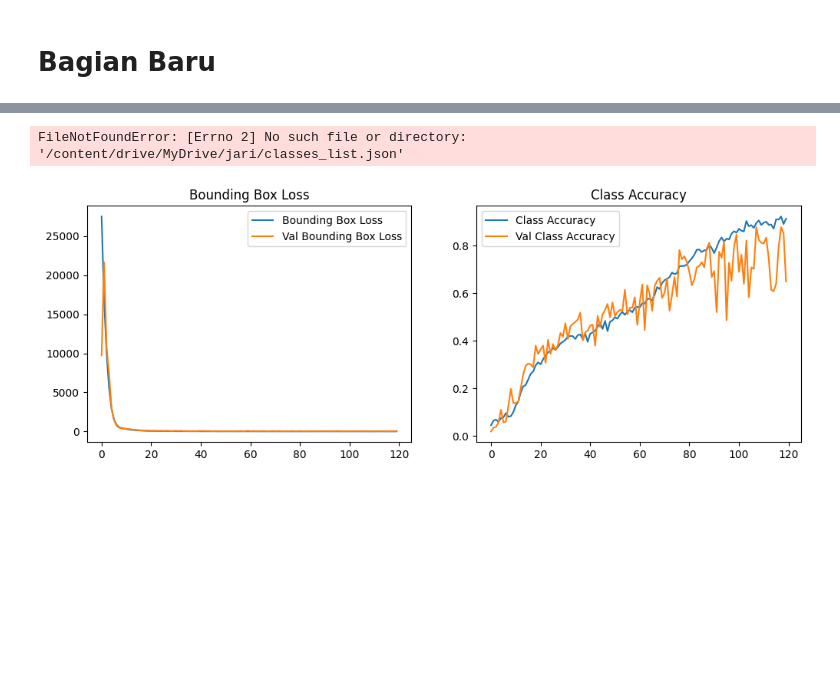
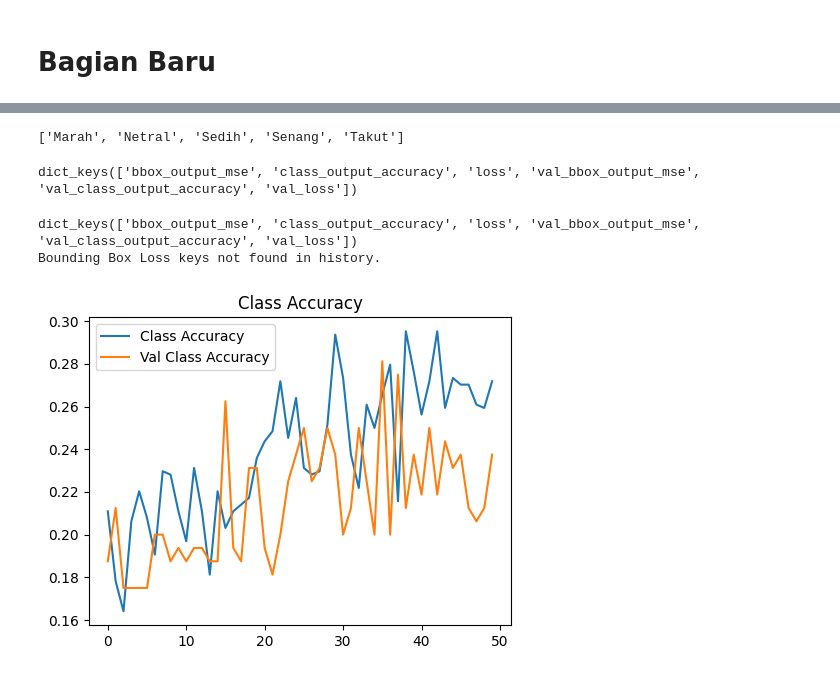
Before and after one commit to IF-Apps/facedetection, a Jupyter notebook: testMN- Copy.ipynb, the cells around one changed output, grey strips where cells are left out. Saved outputs shown, nothing was run; the diff lists cells and outputs as text; code cells hidden in the pictures; blank space fills up the shorter version.

```diff
--- a/testMN- Copy.ipynb
+++ b/testMN- Copy.ipynb
@@ -133,3 +158,10 @@ y_class = np.array([ann['label'] for ann in annotations])
+# %%
+min_length = min(len(X), len(y_bbox), len(y_class), len(annotations))
+
+X = X[:min_length]
+y_bbox = y_bbox[:min_length]
+y_class = y_class[:min_length]
+annotations = annotations[:min_length]
 # %%
 # Membagi data menjadi set pelatihan dan validasi
 X_train, X_val, y_bbox_train, y_bbox_val, y_class_train, y_class_val, annotations_train, annotations_val = train_test_split(
@@ -285,28 +332,53 @@ classes_list
 # %%
-# Muat daftar kelas dari file JSON
-with open('/content/drive/MyDrive/jari/classes_list.json', 'r') as f:
+import json
+
+# Muat daftar kelas dari file JSON di direktori lokal
+
+
+with open('data/classes_list.json', 'r') as f:
     classes_list = json.load(f)
 
-    print(classes_list)
+print(classes_list)
 # %% [output]
-FileNotFoundError: [Errno 2] No such file or directory: '/content/drive/MyDrive/jari/classes_list.json'
+['Marah', 'Netral', 'Sedih', 'Senang', 'Takut']
+# %%
+print(history.history.keys())
+# %% [output]
+dict_keys(['bbox_output_mse', 'class_output_accuracy', 'loss', 'val_bbox_output_mse', 'val_class_output_accuracy', 'val_loss'])
 # %%
-# Menampilkan history pelatihan
+import matplotlib.pyplot as plt
+
+# Print available keys to debug
+print(history.history.keys())
+
+# Adjust the plotting based on available keys
 plt.figure(figsize=(12, 4))
-plt.subplot(1, 2, 1)
-plt.plot(history.history['bbox_output_loss'], label='Bounding Box Loss')
-plt.plot(history.history['val_bbox_output_loss'], label='Val Bounding Box Loss')
-plt.legend()
-plt.title('Bounding Box Loss')
 
-plt.subplot(1, 2, 2)
-plt.plot(history.history['class_output_accuracy'], label='Class Accuracy')
-plt.plot(history.history['val_class_output_accuracy'], label='Val Class Accuracy')
-plt.legend()
-plt.title('Class Accuracy')
+# Plot Bounding Box Loss if available
+if 'bbox_output_loss' in history.history and 'val_bbox_output_loss' in history.history:
+    plt.subplot(1, 2, 1)
+    plt.plot(history.history['bbox_output_loss'], label='Bounding Box Loss')
+    plt.plot(history.history['val_bbox_output_loss'], label='Val Bounding Box Loss')
+    plt.legend()
+    plt.title('Bounding Box Loss')
+else:
+    print("Bounding Box Loss keys not found in history.")
+
+# Plot Class Accuracy if available
+if 'class_output_accuracy' in history.history and 'val_class_output_accuracy' in history.history:
+    plt.subplot(1, 2, 2)
+    plt.plot(history.history['class_output_accuracy'], label='Class Accuracy')
+    plt.plot(history.history['val_class_output_accuracy'], label='Val Class Accuracy')
+    plt.legend()
+    plt.title('Class Accuracy')
+else:
+    print("Class Accuracy keys not found in history.")
+
 plt.show()
 # %% [output]
+dict_keys(['bbox_output_mse', 'class_output_accuracy', 'loss', 'val_bbox_output_mse', 'val_class_output_accuracy', 'val_loss'])
+Bounding Box Loss keys not found in history.
-[figure, old version]
+[figure, new version]
 # %%
 # Fungsi untuk menampilkan gambar dengan bounding box dan nilai prediksi
 def display_validation_results(X_val, y_bbox_val, y_class_val, classes_list, model, num_samples=10, samples_per_row=5):
```
Also changed, not shown: parts of 24 cells of this notebook, 6 other files.
